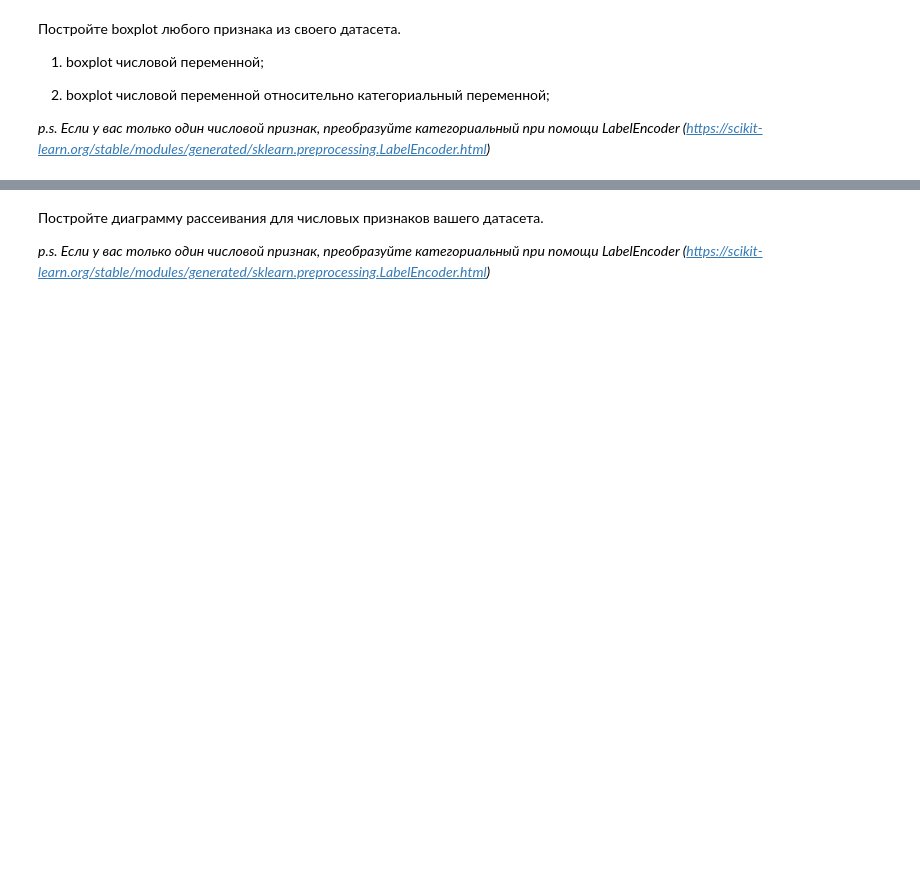
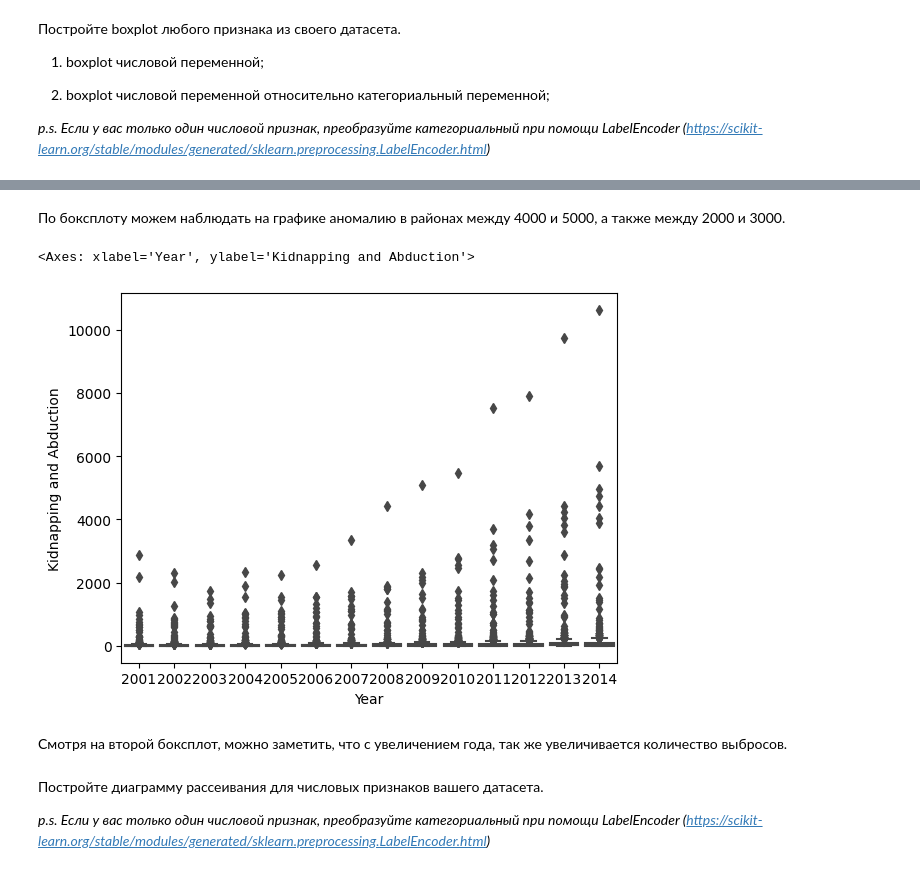
Before and after one commit to fluffymouses/fluffymouses, a Jupyter notebook: lab2/Задание_2.ipynb, the cells around one changed output, grey strips where cells are left out. Cells and saved outputs as stored; diff of their text form; code cells hidden in the pictures; blank space fills up the shorter version.

```diff
--- a/lab2/Задание_2.ipynb
+++ b/lab2/Задание_2.ipynb
@@ -190,3 +188,14 @@ fig.show()
+# %% [markdown]
+По боксплоту можем наблюдать на графике аномалию в районах между 4000 и 5000, а также между 2000 и 3000.
+# %%
+
+sns.boxplot( x = 'Year', y = 'Kidnapping and Abduction', data = df)
+# %% [output]
+<Axes: xlabel='Year', ylabel='Kidnapping and Abduction'>
+[figure, added]
+# %% [markdown]
+
+Смотря на второй боксплот, можно заметить, что с увеличением года, так же увеличивается количество выбросов.
 # %% [markdown]
 Постройте диаграмму рассеивания для числовых признаков вашего датасета.
 
```
Also changed, not shown: parts of 7 cells of this notebook.
